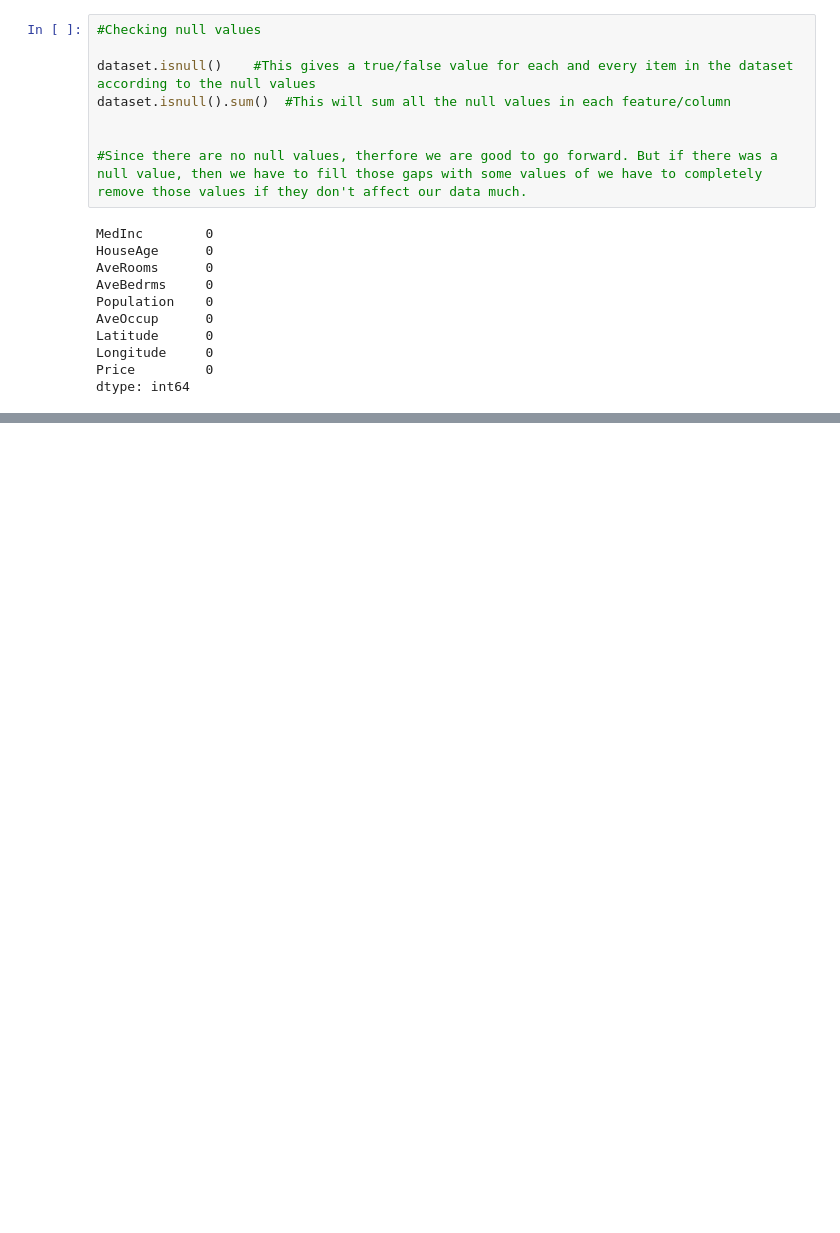
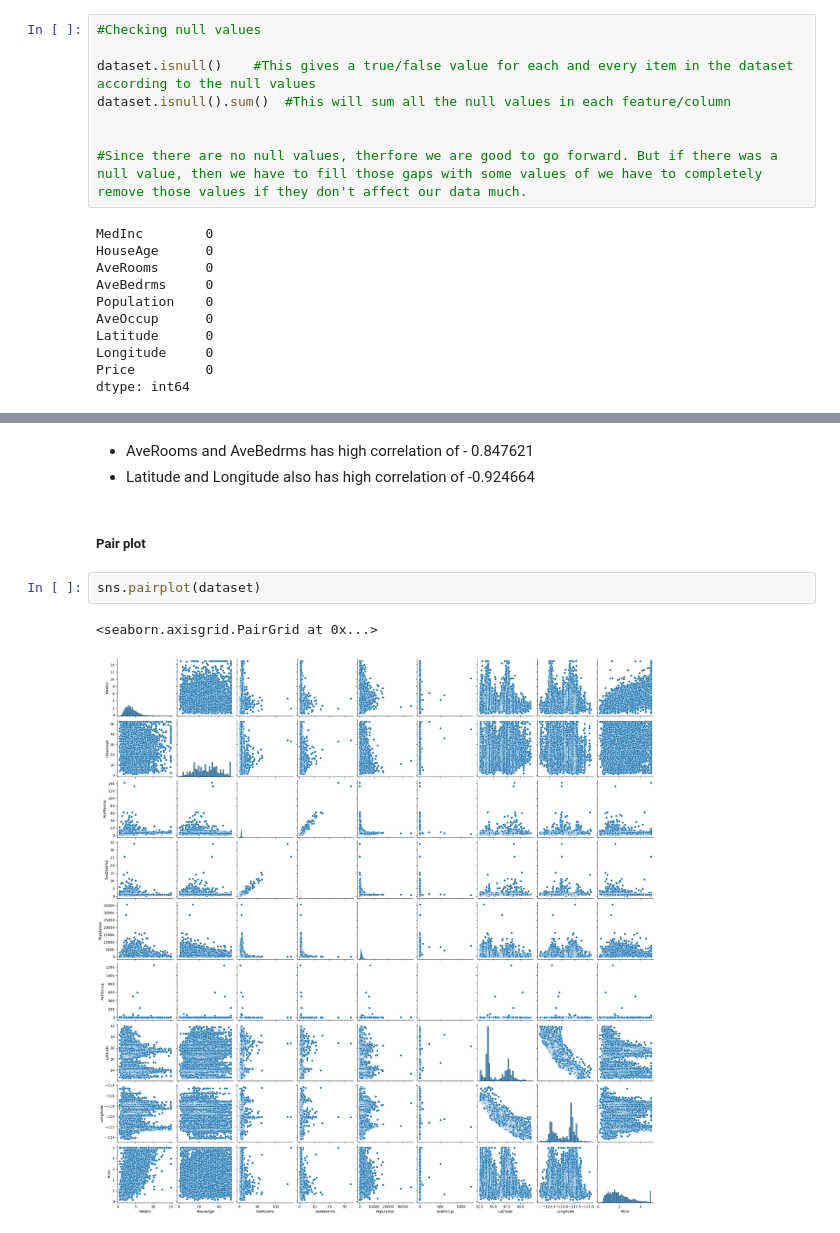
Before and after one commit to Luv-Ratan4/DataScience, a Jupyter notebook: Machine Learning/Projects/Linear Regression/Predicting House Prices/PredictingHousePrices.ipynb, the cells around one changed output, grey strips where cells are left out. Cells and saved outputs as stored; diff of their text form; blank space fills up the shorter version.

```diff
--- a/Machine Learning/Projects/Linear Regression/Predicting House Prices/PredictingHousePrices.ipynb
+++ b/Machine Learning/Projects/Linear Regression/Predicting House Prices/PredictingHousePrices.ipynb
@@ -188,0 +220,10 @@ dtype: int64
+# %% [markdown]
+-   AveRooms and AveBedrms has high correlation of - 0.847621
+-   Latitude and Longitude also has high correlation of -0.924664
+# %% [markdown]
+##### Pair plot
+# %%
+sns.pairplot(dataset)
+# %% [output]
+<seaborn.axisgrid.PairGrid at 0x...>
+[figure, added]
```
Also changed, not shown: parts of 15 cells of this notebook, 3 other files.
